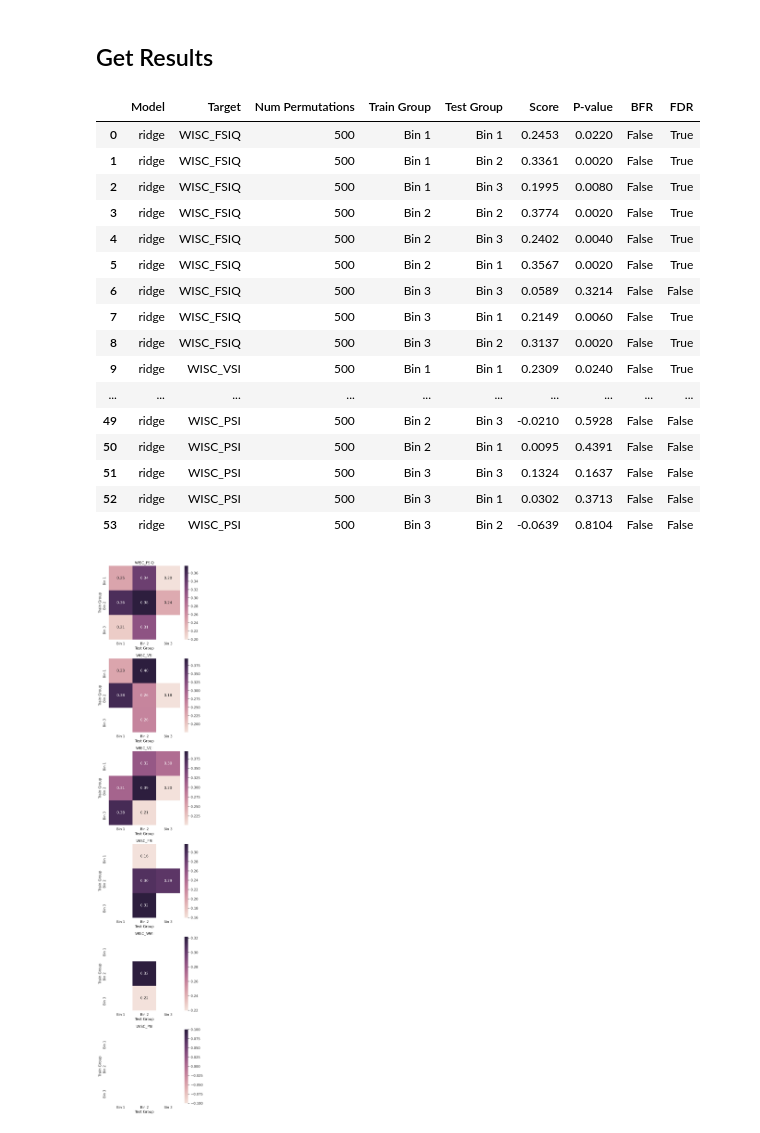
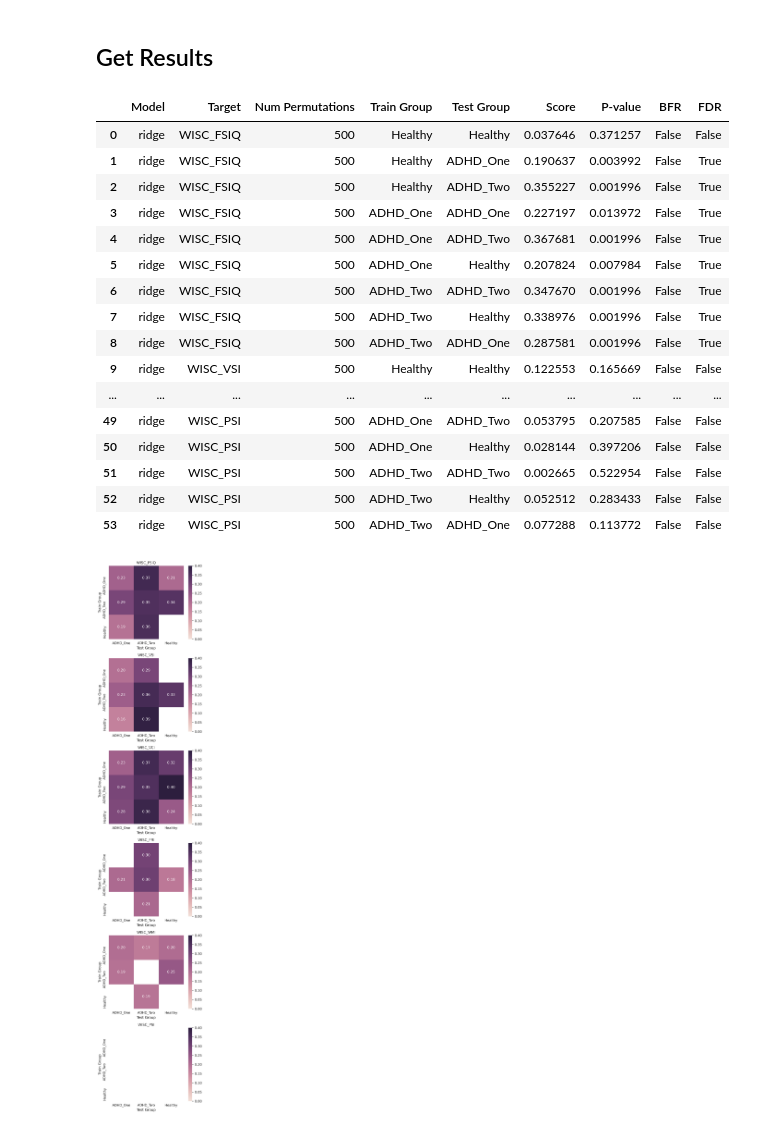
Before and after one commit to Brian-Pho/MSc_Research-Project, a Jupyter notebook: src/Models/Cross Prediction/Visualize Results.ipynb, the cells around one changed output. Drawn from its saved outputs; the diff is of its cells as text; code cells hidden in the pictures.

Commit message:
Add cross-prediction result images

```diff
--- a/src/Models/Cross Prediction/Visualize Results.ipynb
+++ b/src/Models/Cross Prediction/Visualize Results.ipynb
@@ -25,26 +30,24 @@ The autoreload extension is already loaded. To reload it, use:
 # %%
-from os.path import join
-from common.paths import CROSS_PRED_RESULTS
-
-fn = 'ridge_pts_age_cross_prediction.csv'
+# fn = 'ridge_pts_age_cross_prediction.csv'
+fn = 'ridge_pts_diagnosis_cross_prediction.csv'
 results_path = join(CROSS_PRED_RESULTS, fn)
 df = pd.read_csv(results_path, index_col=0)
 display(df)
 # %% [output]
 |  | Model | Target | Num Permutations | Train Group | Test Group | Score | P-value | BFR | FDR |
-| 0 | ridge | WISC_FSIQ | 500 | Bin 1 | Bin 1 | 0.2453 | 0.0220 | False | True |
-| 1 | ridge | WISC_FSIQ | 500 | Bin 1 | Bin 2 | 0.3361 | 0.0020 | False | True |
-| 2 | ridge | WISC_FSIQ | 500 | Bin 1 | Bin 3 | 0.1995 | 0.0080 | False | True |
-| 3 | ridge | WISC_FSIQ | 500 | Bin 2 | Bin 2 | 0.3774 | 0.0020 | False | True |
-| 4 | ridge | WISC_FSIQ | 500 | Bin 2 | Bin 3 | 0.2402 | 0.0040 | False | True |
-| 5 | ridge | WISC_FSIQ | 500 | Bin 2 | Bin 1 | 0.3567 | 0.0020 | False | True |
-| 6 | ridge | WISC_FSIQ | 500 | Bin 3 | Bin 3 | 0.0589 | 0.3214 | False | False |
-| 7 | ridge | WISC_FSIQ | 500 | Bin 3 | Bin 1 | 0.2149 | 0.0060 | False | True |
-| 8 | ridge | WISC_FSIQ | 500 | Bin 3 | Bin 2 | 0.3137 | 0.0020 | False | True |
-| 9 | ridge | WISC_VSI | 500 | Bin 1 | Bin 1 | 0.2309 | 0.0240 | False | True |
+| 0 | ridge | WISC_FSIQ | 500 | Healthy | Healthy | 0.037646 | 0.371257 | False | False |
+| 1 | ridge | WISC_FSIQ | 500 | Healthy | ADHD_One | 0.190637 | 0.003992 | False | True |
+| 2 | ridge | WISC_FSIQ | 500 | Healthy | ADHD_Two | 0.355227 | 0.001996 | False | True |
+| 3 | ridge | WISC_FSIQ | 500 | ADHD_One | ADHD_One | 0.227197 | 0.013972 | False | True |
+| 4 | ridge | WISC_FSIQ | 500 | ADHD_One | ADHD_Two | 0.367681 | 0.001996 | False | True |
+| 5 | ridge | WISC_FSIQ | 500 | ADHD_One | Healthy | 0.207824 | 0.007984 | False | True |
+| 6 | ridge | WISC_FSIQ | 500 | ADHD_Two | ADHD_Two | 0.347670 | 0.001996 | False | True |
+| 7 | ridge | WISC_FSIQ | 500 | ADHD_Two | Healthy | 0.338976 | 0.001996 | False | True |
+| 8 | ridge | WISC_FSIQ | 500 | ADHD_Two | ADHD_One | 0.287581 | 0.001996 | False | True |
+| 9 | ridge | WISC_VSI | 500 | Healthy | Healthy | 0.122553 | 0.165669 | False | False |
 | ... | ... | ... | ... | ... | ... | ... | ... | ... | ... |
-| 49 | ridge | WISC_PSI | 500 | Bin 2 | Bin 3 | -0.0210 | 0.5928 | False | False |
-| 50 | ridge | WISC_PSI | 500 | Bin 2 | Bin 1 | 0.0095 | 0.4391 | False | False |
-| 51 | ridge | WISC_PSI | 500 | Bin 3 | Bin 3 | 0.1324 | 0.1637 | False | False |
-| 52 | ridge | WISC_PSI | 500 | Bin 3 | Bin 1 | 0.0302 | 0.3713 | False | False |
-| 53 | ridge | WISC_PSI | 500 | Bin 3 | Bin 2 | -0.0639 | 0.8104 | False | False |
+| 49 | ridge | WISC_PSI | 500 | ADHD_One | ADHD_Two | 0.053795 | 0.207585 | False | False |
+| 50 | ridge | WISC_PSI | 500 | ADHD_One | Healthy | 0.028144 | 0.397206 | False | False |
+| 51 | ridge | WISC_PSI | 500 | ADHD_Two | ADHD_Two | 0.002665 | 0.522954 | False | False |
+| 52 | ridge | WISC_PSI | 500 | ADHD_Two | Healthy | 0.052512 | 0.283433 | False | False |
+| 53 | ridge | WISC_PSI | 500 | ADHD_Two | ADHD_One | 0.077288 | 0.113772 | False | False |
@@ -53,19 +54,17 @@ from common.wisc import WISC_LEVEL
 # %%
 fig, axs = plt.subplots(nrows=6, figsize=(5, 25))
 cmap = sns.cubehelix_palette(as_cmap=True, light=.9)
 
 for idx, measure in enumerate(WISC_LEVEL[5]):
     df_measure = df[df['Target'] == measure]
-#     display(df_measure)
+    scores = df_measure.pivot('Train Group', 'Test Group', 'Score')
+    fdr = df_measure.pivot('Train Group', 'Test Group', 'FDR')
 
-    scores = df_measure.pivot('Train Group', 'Test Group', 'Score')
-#     display(scores)
-    is_sig = df_measure.pivot('Train Group', 'Test Group', 'FDR')
-
-    ax = sns.heatmap(scores, annot=True, fmt=".2f", mask=~is_sig, ax=axs[idx], cmap=cmap)
+    ax = sns.heatmap(scores, annot=True, fmt=".2f", mask=~fdr, ax=axs[idx], cmap=cmap,
+                     vmin=0, vmax=0.40)
     ax.set_title(measure)
 
 fig.tight_layout()
 plt.show()
 # %% [output]
-[figure, old version]
+[figure, new version]
```
Also changed, not shown: parts of 2 cells of this notebook, 14 other files.
